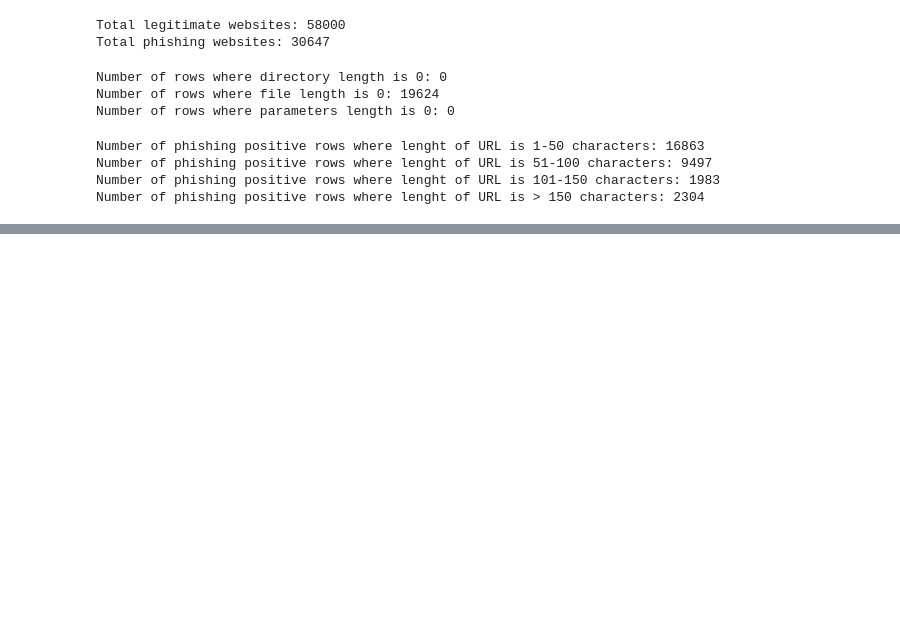
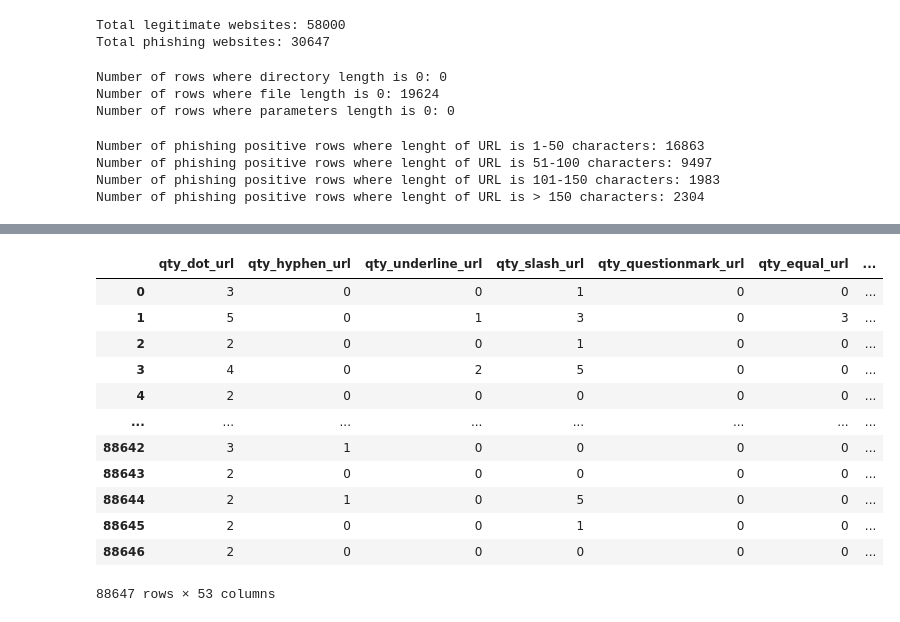
Before and after one commit to brian-campbell/ai-bootcamp-project-2, a Jupyter notebook: phishing_basic_analysis.ipynb, the cells around one changed output, grey strips where cells are left out. Drawn from its saved outputs; the diff is of its cells as text; code cells hidden in the pictures; blank space fills up the shorter version.

```diff
--- a/phishing_basic_analysis.ipynb
+++ b/phishing_basic_analysis.ipynb
@@ -105,0 +161,24 @@ plt.show ()
+# %%
+# Drop all columsn where every value in the column is 0
+# Note that this should only be columns that start with 'qty_'
+columns_all_zeros = phishing_df.loc[:, phishing_df.eq ( 0 ).all ()]
+#print ( columns_all_zeros )
+phishing_df.drop ( columns_all_zeros.columns, axis=1, inplace=True )
+
+phishing_df.to_csv ( 'filtered_dataset.csv', index=False )
+
+phishing_df
+# %% [output]
+|  | qty_dot_url | qty_hyphen_url | qty_underline_url | qty_slash_url | qty_questionmark_url | qty_equal_url | ... |
+| 0 | 3 | 0 | 0 | 1 | 0 | 0 | ... |
+| 1 | 5 | 0 | 1 | 3 | 0 | 3 | ... |
+| 2 | 2 | 0 | 0 | 1 | 0 | 0 | ... |
+| 3 | 4 | 0 | 2 | 5 | 0 | 0 | ... |
+| 4 | 2 | 0 | 0 | 0 | 0 | 0 | ... |
+| ... | ... | ... | ... | ... | ... | ... | ... |
+| 88642 | 3 | 1 | 0 | 0 | 0 | 0 | ... |
+| 88643 | 2 | 0 | 0 | 0 | 0 | 0 | ... |
+| 88644 | 2 | 1 | 0 | 5 | 0 | 0 | ... |
+| 88645 | 2 | 0 | 0 | 1 | 0 | 0 | ... |
+| 88646 | 2 | 0 | 0 | 0 | 0 | 0 | ... |
+88647 rows × 53 columns
```
Also changed, not shown: parts of 5 cells of this notebook, 1 other file.
